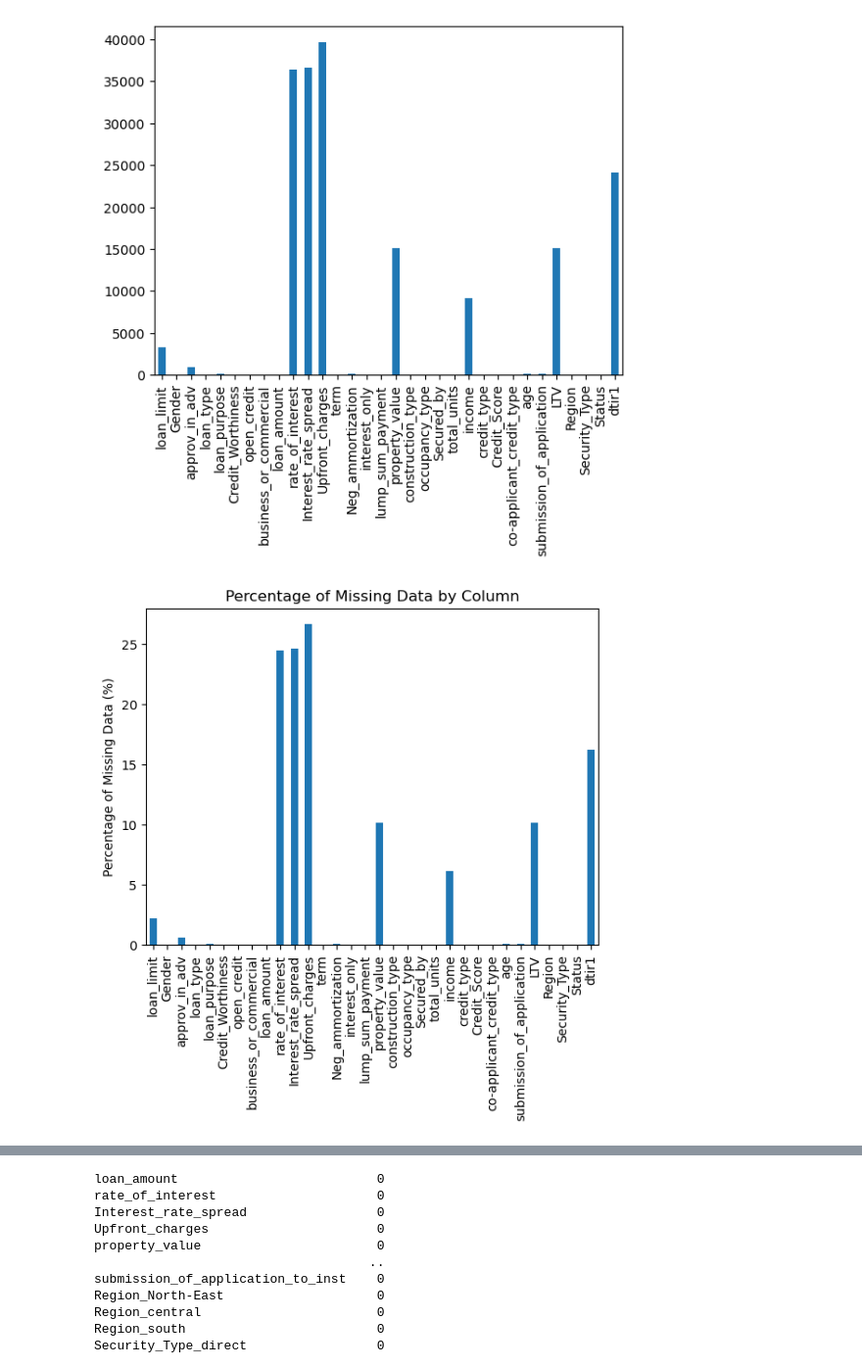
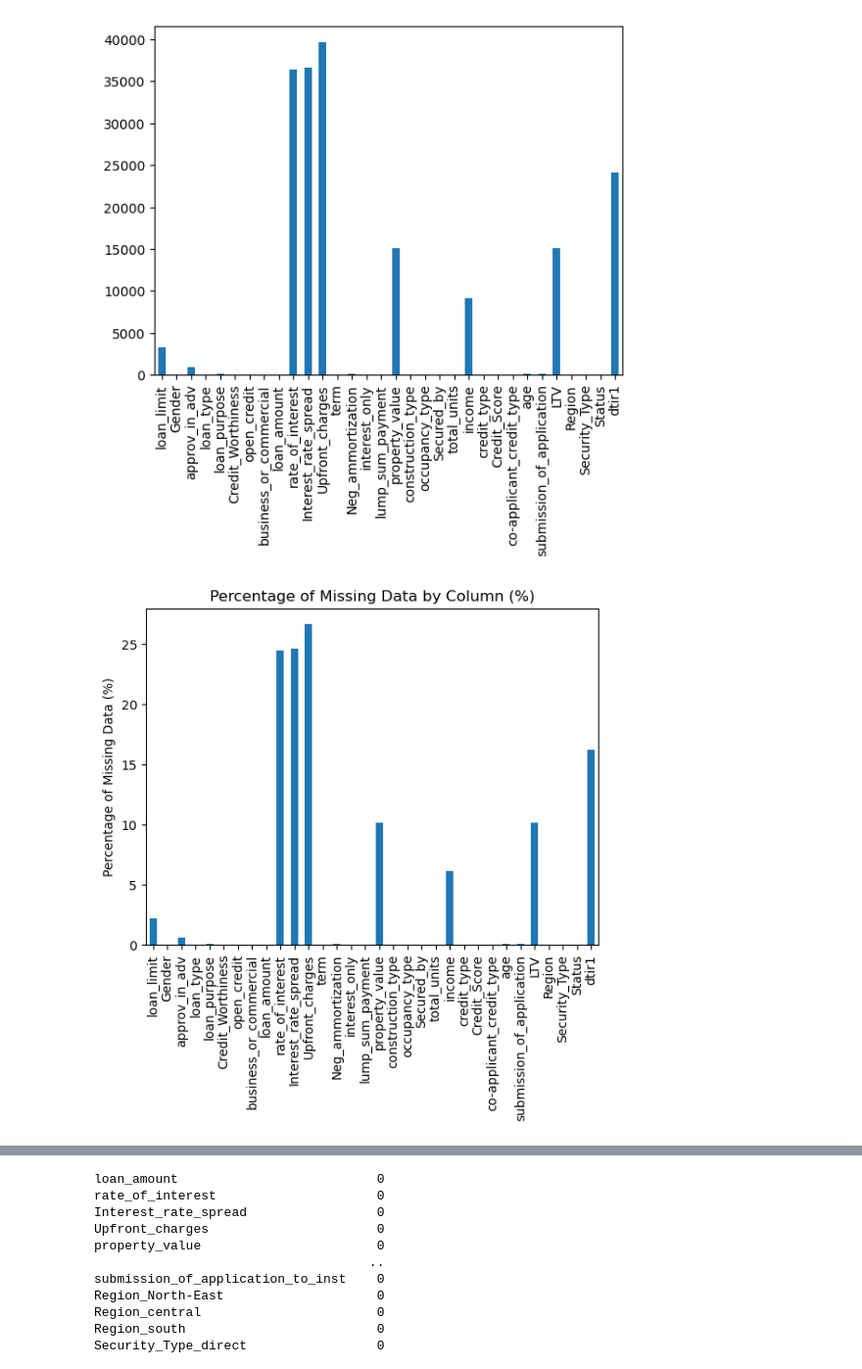
Before and after one commit to kaizenx/csca5632-week5, a Jupyter notebook: unsupervisedfinalproject.ipynb, the cells around one changed output, grey strips where cells are left out. Shown at 98% size. Drawn from its saved outputs; the diff is of its cells as text; code cells hidden in the pictures.

```diff
--- a/unsupervisedfinalproject.ipynb
+++ b/unsupervisedfinalproject.ipynb
@@ -169,15 +220,15 @@ plt.show()
 # %%
 # Calculate the percentage of missing values for each column
 missing_percentage = (data.isna().sum() / len(data)) * 100
 
 # Plot the missing percentages as a bar chart
 missing_percentage.plot.bar()
 
 # Add labels and title
 plt.ylabel('Percentage of Missing Data (%)')
-plt.title('Percentage of Missing Data by Column')
+plt.title('Percentage of Missing Data by Column (%)')
 
 # Show the plot
 plt.show()
 # %% [output]
-[figure, old version]
+[figure, new version]
```
Also changed, not shown: parts of 30 cells of this notebook.
